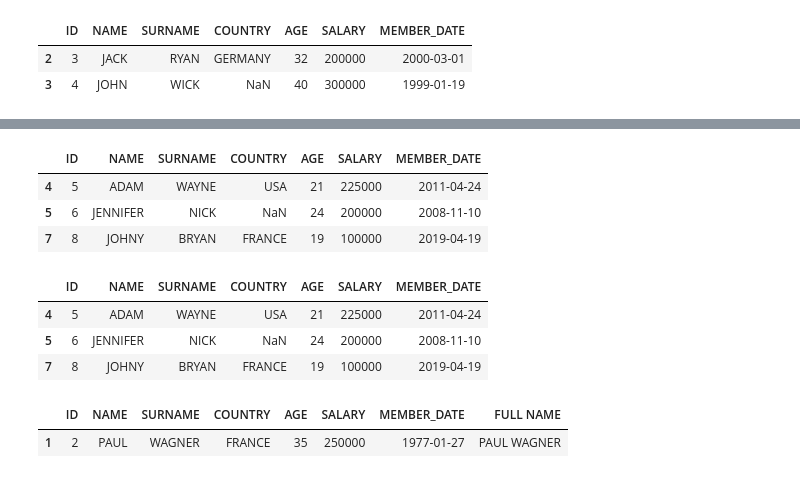
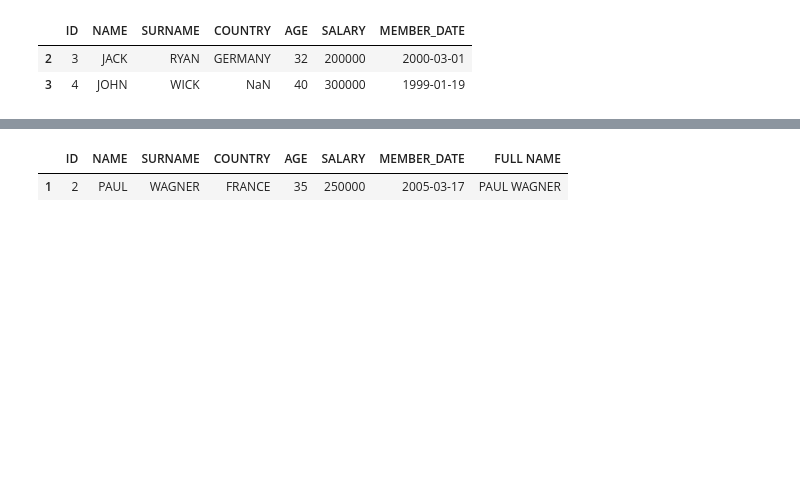
Before and after one commit to egitimplus/helpers, a Jupyter notebook: notebook/filter.ipynb, the cells around one changed output, grey strips where cells are left out. Cells and saved outputs as stored; diff of their text form; code cells hidden in the pictures; blank space fills up the shorter version.

```diff
--- a/notebook/filter.ipynb
+++ b/notebook/filter.ipynb
@@ -362,26 +406,6 @@ df[(df.NAME > 'JO')]
-# %%
-df.query("AGE > 30", inplace=True)
-# %%
-# SELECT * FROM TABLE WHERE AGE * 2 > 30;
-
-value = 30
-df.query("AGE * 2 < @value")
-# %% [output]
-|  | ID | NAME | SURNAME | COUNTRY | AGE | SALARY | MEMBER_DATE |
-| 4 | 5 | ADAM | WAYNE | USA | 21 | 225000 | 2011-04-24 |
-| 5 | 6 | JENNIFER | NICK | NaN | 24 | 200000 | 2008-11-10 |
-| 7 | 8 | JOHNY | BRYAN | FRANCE | 19 | 100000 | 2019-04-19 |
-# %%
-df[(df.AGE * 2 < value)]
-# %% [output]
-|  | ID | NAME | SURNAME | COUNTRY | AGE | SALARY | MEMBER_DATE |
-| 4 | 5 | ADAM | WAYNE | USA | 21 | 225000 | 2011-04-24 |
-| 5 | 6 | JENNIFER | NICK | NaN | 24 | 200000 | 2008-11-10 |
-| 7 | 8 | JOHNY | BRYAN | FRANCE | 19 | 100000 | 2019-04-19 |
 # %%
-df['FULL NAME'] = df['NAME'] + ' ' + df["SURNAME"]
-
-df.query("`FULL NAME` == 'PAUL WAGNER'")
+# method 1: Dataframe way
+df[(df['FULL NAME'] == 'PAUL WAGNER')]
 # %% [output]
 |  | ID | NAME | SURNAME | COUNTRY | AGE | SALARY | MEMBER_DATE | FULL NAME |
-| 1 | 2 | PAUL | WAGNER | FRANCE | 35 | 250000 | 1977-01-27 | PAUL WAGNER |
+| 1 | 2 | PAUL | WAGNER | FRANCE | 35 | 250000 | 2005-03-17 | PAUL WAGNER |
```
Also changed, not shown: parts of 76 cells of this notebook.
